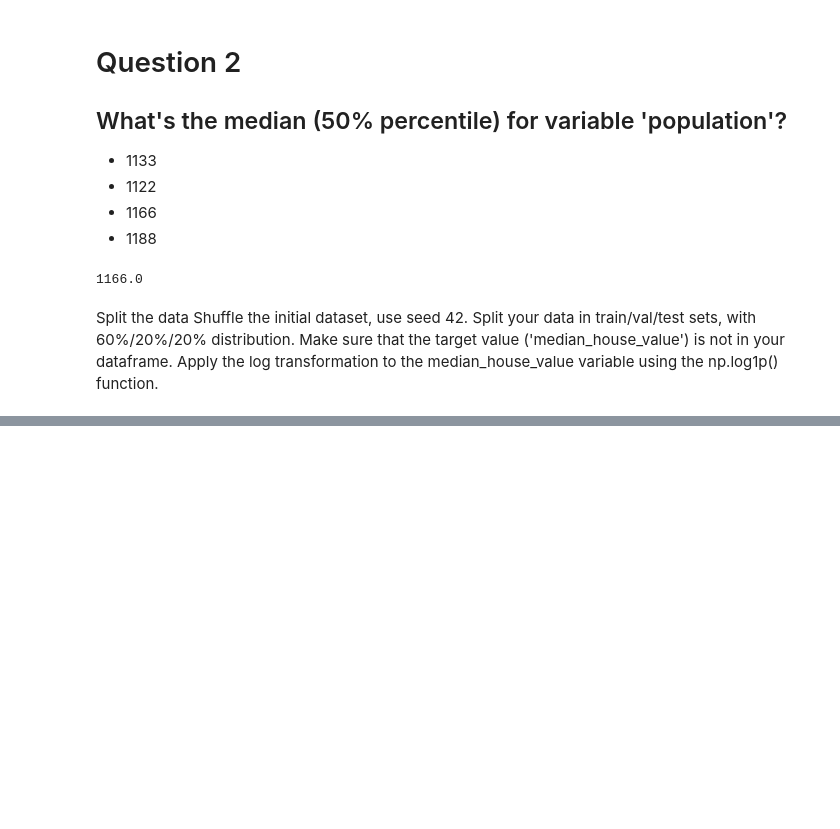
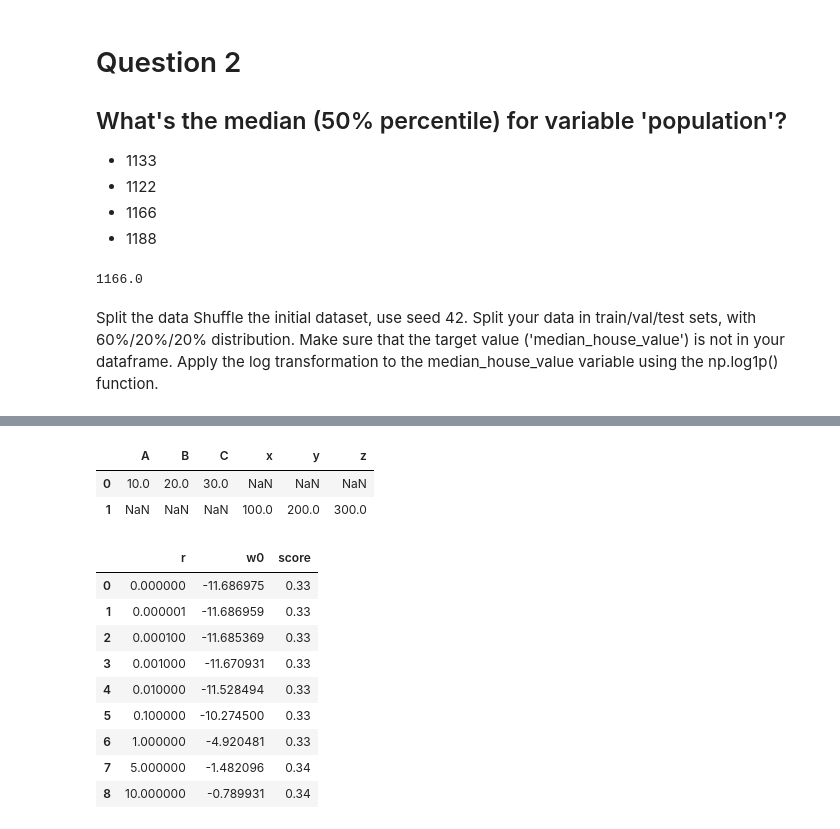
Before and after one commit to Andrej-Ilin/course_zoomcamp_2022, a Jupyter notebook: week2/homework_2.ipynb, the cells around one changed output, grey strips where cells are left out. Drawn from its saved outputs; the diff is of its cells as text; code cells hidden in the pictures; blank space fills up the shorter version.

```diff
--- a/week2/homework_2.ipynb
+++ b/week2/homework_2.ipynb
@@ -78,0 +267,41 @@ train = n
+# %%
+def train_linear_regression_reg(X, y, r=0.001):
+    ones = np.ones(X.shape[0])
+    X = np.column_stack([ones, X])
+
+    XTX = X.T.dot(X)
+    XTX = XTX + r*np.eye(XTX.shape[0])
+
+    XTX_inv = np.linalg.inv(XTX)
+    w = XTX_inv.dot(X.T).dot(y)
+    return w[0], w[1:]
+# %%
+data = [{'A': 10, 'B': 20, 'C':30}, {'x':100, 'y': 200, 'z': 300}]
+df = pd.DataFrame(data)
+df
+# %% [output]
+|  | A | B | C | x | y | z |
+| 0 | 10.0 | 20.0 | 30.0 | NaN | NaN | NaN |
+| 1 | NaN | NaN | NaN | 100.0 | 200.0 | 300.0 |
+# %%
+reg = [0, 0.000001, 0.0001, 0.001, 0.01, 0.1, 1, 5, 10]
+list_score = []
+for r in reg:
+    w0, w = train_linear_regression_reg(X_train_0, y_train, r=r)
+    y_pred_0_r = w0 + X_val_0.dot(w)
+    score = round(rmse(y_val, y_pred_0_r), 2)
+    list_score.append({'r': r, 'w0': w0, 'score': score})
+# %%
+data_score = pd.DataFrame(list_score)
+data_score
+# %% [output]
+|  | r | w0 | score |
+| 0 | 0.000000 | -11.686975 | 0.33 |
+| 1 | 0.000001 | -11.686959 | 0.33 |
+| 2 | 0.000100 | -11.685369 | 0.33 |
+| 3 | 0.001000 | -11.670931 | 0.33 |
+| 4 | 0.010000 | -11.528494 | 0.33 |
+| 5 | 0.100000 | -10.274500 | 0.33 |
+| 6 | 1.000000 | -4.920481 | 0.33 |
+| 7 | 5.000000 | -1.482096 | 0.34 |
+| 8 | 10.000000 | -0.789931 | 0.34 |
```
Also changed, not shown: parts of 34 cells of this notebook.
